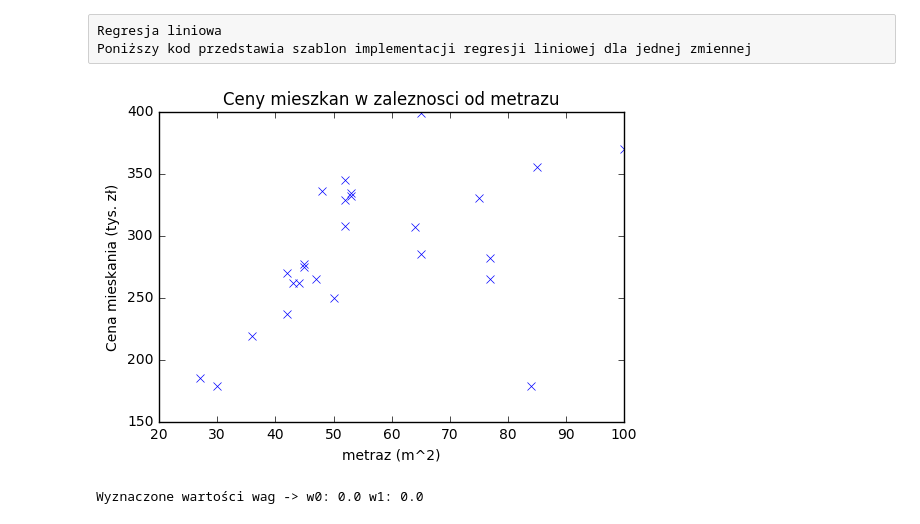
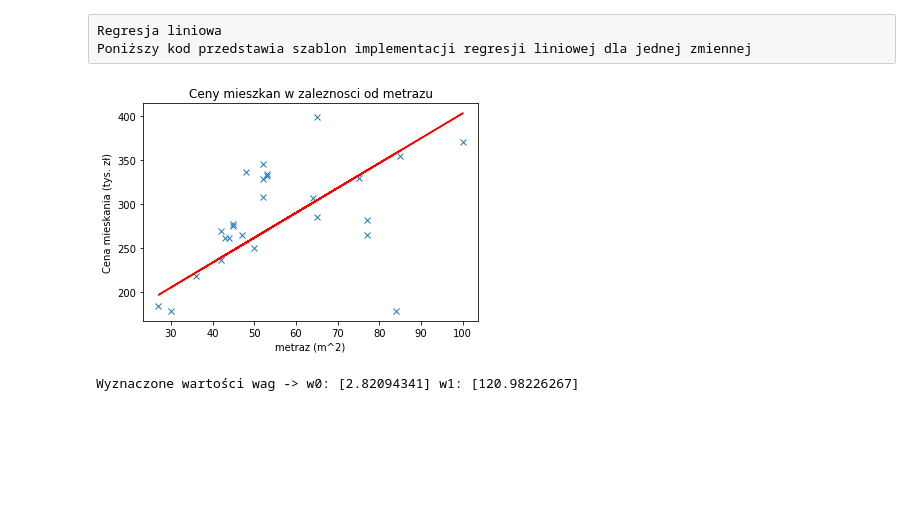
Before and after one commit to dwisniewski/machine_learning_for_students, a Jupyter notebook: lab1.ipynb, the cells around one changed output. Cells and saved outputs as stored; diff of their text form; code cells hidden in the pictures; blank space fills up the shorter version.

```diff
--- a/lab1.ipynb
+++ b/lab1.ipynb
@@ -6,39 +6,42 @@ import matplotlib
 import numpy as np
 import matplotlib.pyplot as plt
 from sklearn.datasets.samples_generator import make_regression
+from random import randint
 
 sizes = np.loadtxt('flat.areas').reshape((26,1)) #załaduj wektor rozmiarów mieszkań
 prices = np.loadtxt('flat.prices').reshape((26,1)) #załaduj wektor cen mieszkań
 samples_cnt = len(prices) #pobierz liczność par rozmiar->cena
 weight0 = 0.0 # inicjalizuj wagi
 weight1 = 0.0 #
 learning_rate = 0.0001 #stala uczenia
 maxIteration = 100000 #liczba iteracji
 
 for i in range(maxIteration):
     weight0 = weight0
     weight1 = weight1
 
     #Zadanie1:
-    predicted_prices = []
+    predicted_prices = [weight0*x + weight1 for x in sizes]
     #uzupełnij listę predicted_prices tak, aby dla każdego metrazu budynku z listy 'sizes' wyznaczyć cenę tegoż
     #budynku przy użyciu aktualnych wag modelu liniowego
 
     #Zadanie2:
     #napisz kod, który iteracyjnie poprawiać będzie wagi tak, aby ostatecznie wyznaczyły prostą,
     #która najlepiej odwzoru je zależność metraż -> cena
+    weight0 = weight0 - learning_rate*(1/samples_cnt)*sum([(weight0*sizes[j]+weight1 - prices[j])*sizes[j] for j in range(samples_cnt)])
+    weight1 = weight1 - learning_rate*(1/samples_cnt)*sum([weight0*sizes[j]+weight1 - prices[j] for j in range(samples_cnt)])
 
 plt.plot(sizes, prices, "x")
 if len(predicted_prices) > 0:
     plt.plot(sizes, predicted_prices, "r-")
 plt.title('Ceny mieszkan w zaleznosci od metrazu')
 plt.xlabel('metraz (m^2)')
 plt.ylabel('Cena mieskania (tys. zł)')
 plt.show()
 print("Wyznaczone wartości wag -> w0:", weight0, "w1:", weight1)
 # %% [output]
-[figure, old version]
+[figure, new version]
-Wyznaczone wartości wag -> w0: 0.0 w1: 0.0
+Wyznaczone wartości wag -> w0: [2.82094341] w1: [120.98226267]
 # %%
 from helpers import visualize_cost_function
 import numpy as np
```
Also changed, not shown: parts of 2 cells of this notebook.
